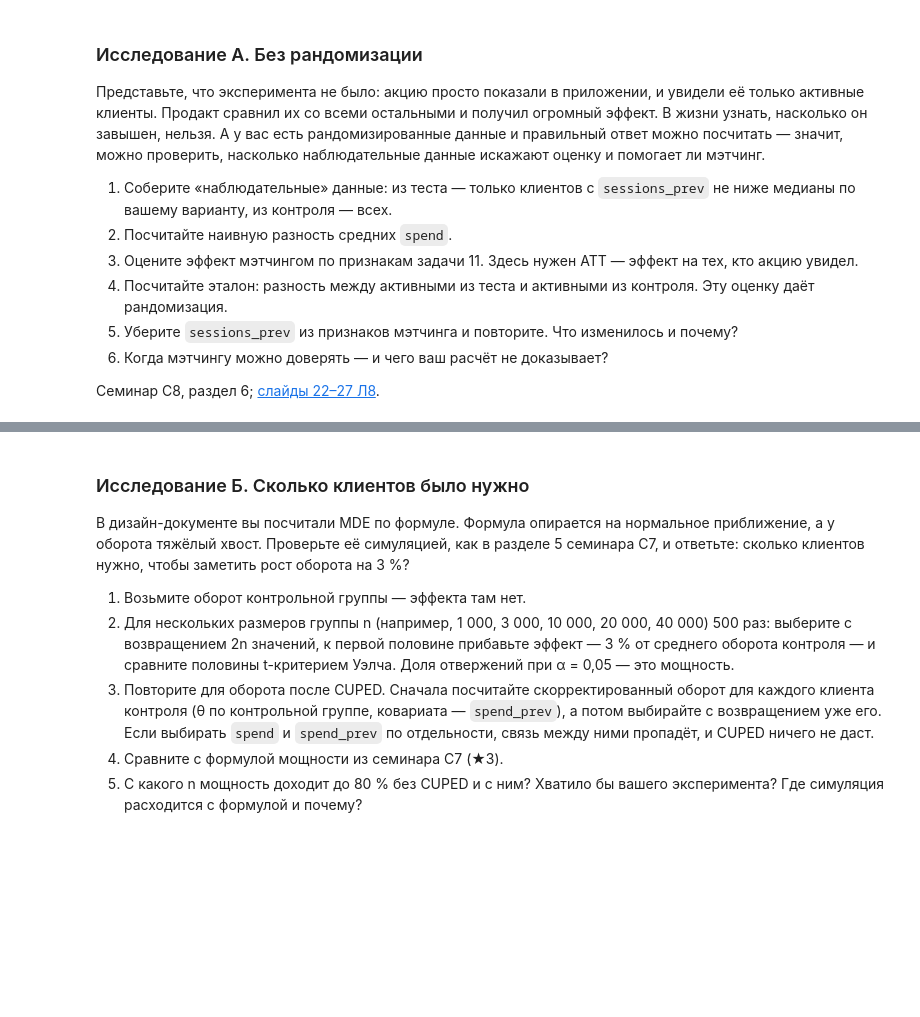
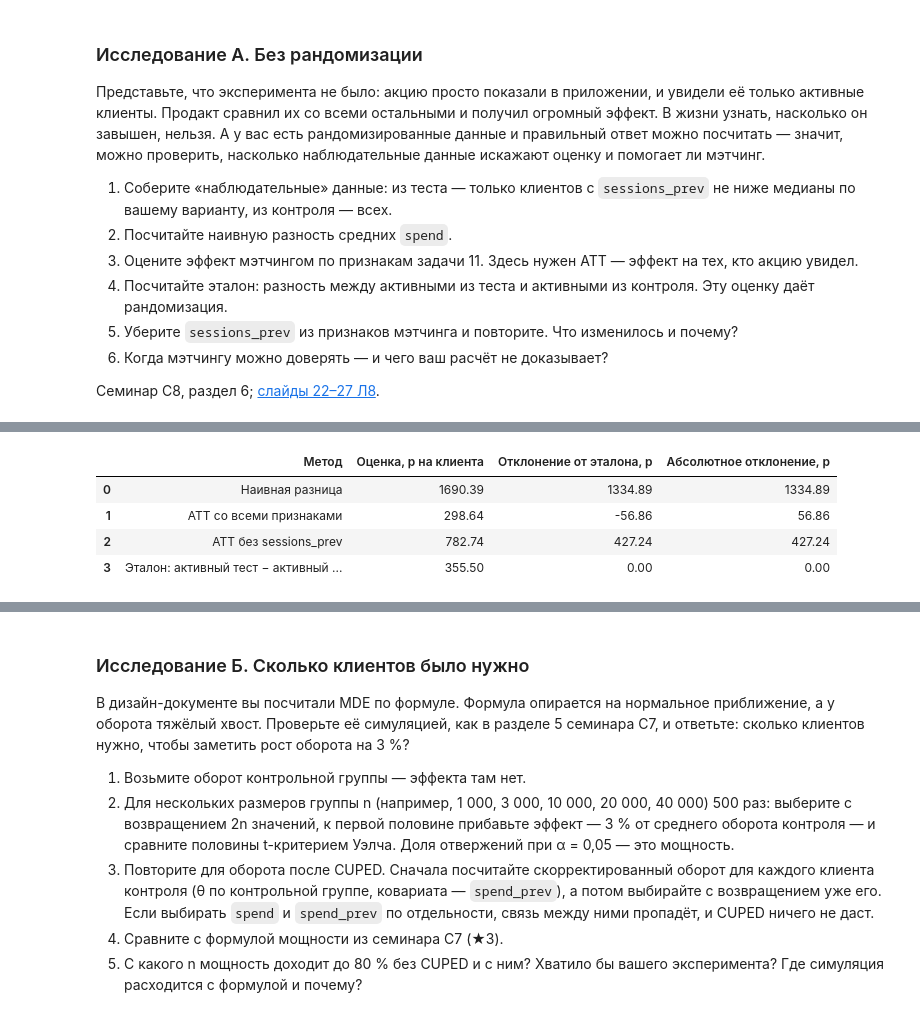
Before and after one commit to konelena377-arch/Random1-, a Jupyter notebook: notebooks/hw3.ipynb, the cells around one changed output, grey strips where cells are left out. Cells and saved outputs as stored; diff of their text form; code cells hidden in the pictures; blank space fills up the shorter version.

```diff
--- a/notebooks/hw3.ipynb
+++ b/notebooks/hw3.ipynb
@@ -587,4 +791,78 @@ print("HW3_ANSWERS=" + json.dumps(
 
 Семинар С8, раздел 6; [слайды 22–27 Л8](../../08-анализ-пилота/лекция/Л8-слайды.pdf).
 # %%
-# Исследование А: ваш код. Всё — от mine.
+import pandas as pd
+from hypex import Matching
+from hypex.dataset import Dataset, FeatureRole, InfoRole, TargetRole, TreatmentRole
+
+#беру те же шесть признаков из предпериода, что и в задаче 11
+features_a = ["age", "tenure_days", "kyc_level",
+    "members", "spend_prev", "sessions_prev",]
+
+#считаю медиану числа сессий по всем клиентам моего варианта
+#считаю клиента активным, если у него было не меньше сессий, чем медиана
+sessions_median = mine["sessions_prev"].median()
+active = mine["sessions_prev"] >= sessions_median
+is_test = mine["grp"] == "test"
+is_control = mine["grp"] == "control"
+
+#имитирую запуск без рандомизации, из теста оставляю только активных, а из контроля беру всех
+#(для HypEx кодирую тест как 1, а контроль как 0)
+observed = mine.loc[(is_test & active) | is_control].copy()
+observed["t"] = (observed["grp"] == "test").astype(int)
+
+#считаю средний оборот в трех группах, которые буду сравнивать
+active_test_mean = mine.loc[is_test & active, "spend"].mean()
+all_control_mean = mine.loc[is_control, "spend"].mean()
+active_control_mean = mine.loc[is_control & active, "spend"].mean()
+
+#получаю наивную оценку и сравниваю активный тест со всем контролем
+naive = active_test_mean - all_control_mean
+
+#получаю эталон, применяю одинаковый порог активности к тесту и контролю
+benchmark = active_test_mean - active_control_mean
+
+
+def estimate_att(features):
+    #указываю HypEx, где группа, где оборот и по каким признакам искать соседей
+    roles = {
+        "client_id": InfoRole(str),
+        "t": TreatmentRole(),
+        "spend": TargetRole(),
+        **{feature: FeatureRole() for feature in features},}
+    dataset = Dataset(
+        roles=roles,
+        data=observed[["client_id", "t", "spend"] + features].copy(),
+        default_role=InfoRole(),)
+
+    #подбираю пять соседей и беру ATT — оценку для активных клиентов теста
+    result = Matching(n_neighbors=5).execute(dataset)
+    summary = F(result.resume)
+    return float(summary.loc["ATT", "Effect Size"])
+
+
+#дважды запускаю мэтчинг на одной выборке, меняя только набор признаков
+#сначала беру все шесть, затем убираю sessions_prev (признак отбора)
+att_full = estimate_att(features_a)
+features_without_sessions = [feature for feature in features_a if feature != "sessions_prev"]
+att_without_sessions = estimate_att(features_without_sessions)
+
+#собираю оценки и сравниваю каждую с эталоном
+comparison_a = pd.DataFrame({
+    "Метод": [
+        "Наивная разница",
+        "ATT со всеми признаками",
+        "ATT без sessions_prev",
+        "Эталон: активный тест − активный контроль",],
+    "Оценка, р на клиента": [naive, att_full, att_without_sessions, benchmark],})
+comparison_a["Отклонение от эталона, р"] = (comparison_a["Оценка, р на клиента"] - benchmark)
+comparison_a["Абсолютное отклонение, р"] = (comparison_a["Отклонение от эталона, р"].abs())
+
+#беру модуль отклонения, чтобы увидеть, какая оценка ближе к эталону
+comparison_a["Абсолютное отклонение, р"] = (comparison_a["Отклонение от эталона, р"].abs())
+
+print(f"Порог активности: {sessions_median:g} сессий")
+print(f"Активных в тесте: {(is_test & active).sum()}")
+print(f"Активных в контроле: {(is_control & active).sum()}")
+comparison_a.round(2)
+# %% [output]
@@ -591,2 +872,7 @@ print("HW3_ANSWERS=" + json.dumps(
+|  | Метод | Оценка, р на клиента | Отклонение от эталона, р | Абсолютное отклонение, р |
+| 0 | Наивная разница | 1690.39 | 1334.89 | 1334.89 |
+| 1 | ATT со всеми признаками | 298.64 | -56.86 | 56.86 |
+| 2 | ATT без sessions_prev | 782.74 | 427.24 | 427.24 |
+| 3 | Эталон: активный тест − активный ... | 355.50 | 0.00 | 0.00 |
 # %% [markdown]
 #### ✍️ Исследование А
```
Also changed, not shown: parts of 33 cells of this notebook, 2 other files.
